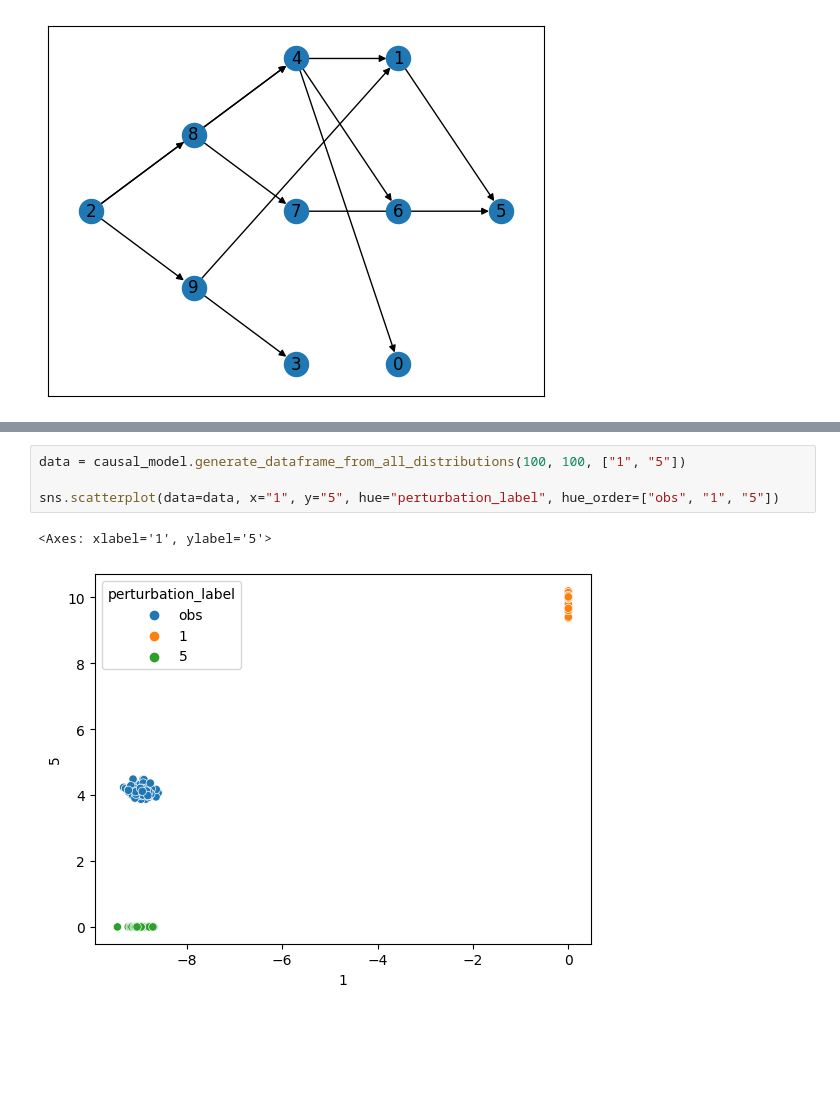
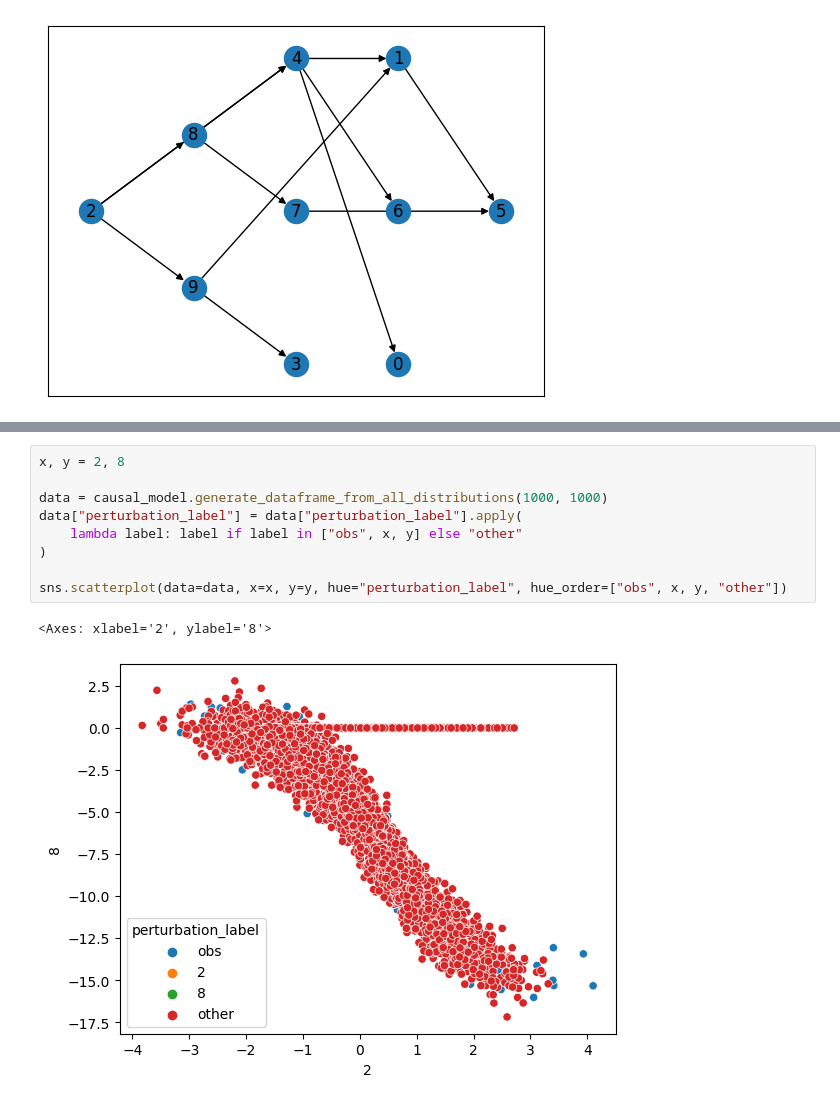
Before and after one commit to azizilab/sdcd, a Jupyter notebook: notebooks/simulation.ipynb, the cells around one changed output, grey strips where cells are left out. Saved outputs shown, nothing was run; the diff lists cells and outputs as text; blank space fills up the shorter version.

```diff
--- a/notebooks/simulation.ipynb
+++ b/notebooks/simulation.ipynb
@@ -69,7 +62,12 @@ sns.scatterplot(data=data, x="2", y="8", hue="perturbation_label", hue_order=["o
-# %%
-data = causal_model.generate_dataframe_from_all_distributions(100, 100, ["1", "5"])
-
-sns.scatterplot(data=data, x="1", y="5", hue="perturbation_label", hue_order=["obs", "1", "5"])
-# %% [output]
-<Axes: xlabel='1', ylabel='5'>
-[figure, removed]
+# %%
+x, y = 2, 8
+
+data = causal_model.generate_dataframe_from_all_distributions(1000, 1000)
+data["perturbation_label"] = data["perturbation_label"].apply(
+    lambda label: label if label in ["obs", x, y] else "other"
+)
+
+sns.scatterplot(data=data, x=x, y=y, hue="perturbation_label", hue_order=["obs", x, y, "other"])
+# %% [output]
+<Axes: xlabel='2', ylabel='8'>
+[figure, added]
```
Also changed, not shown: parts of 5 cells of this notebook, 5 other files.
